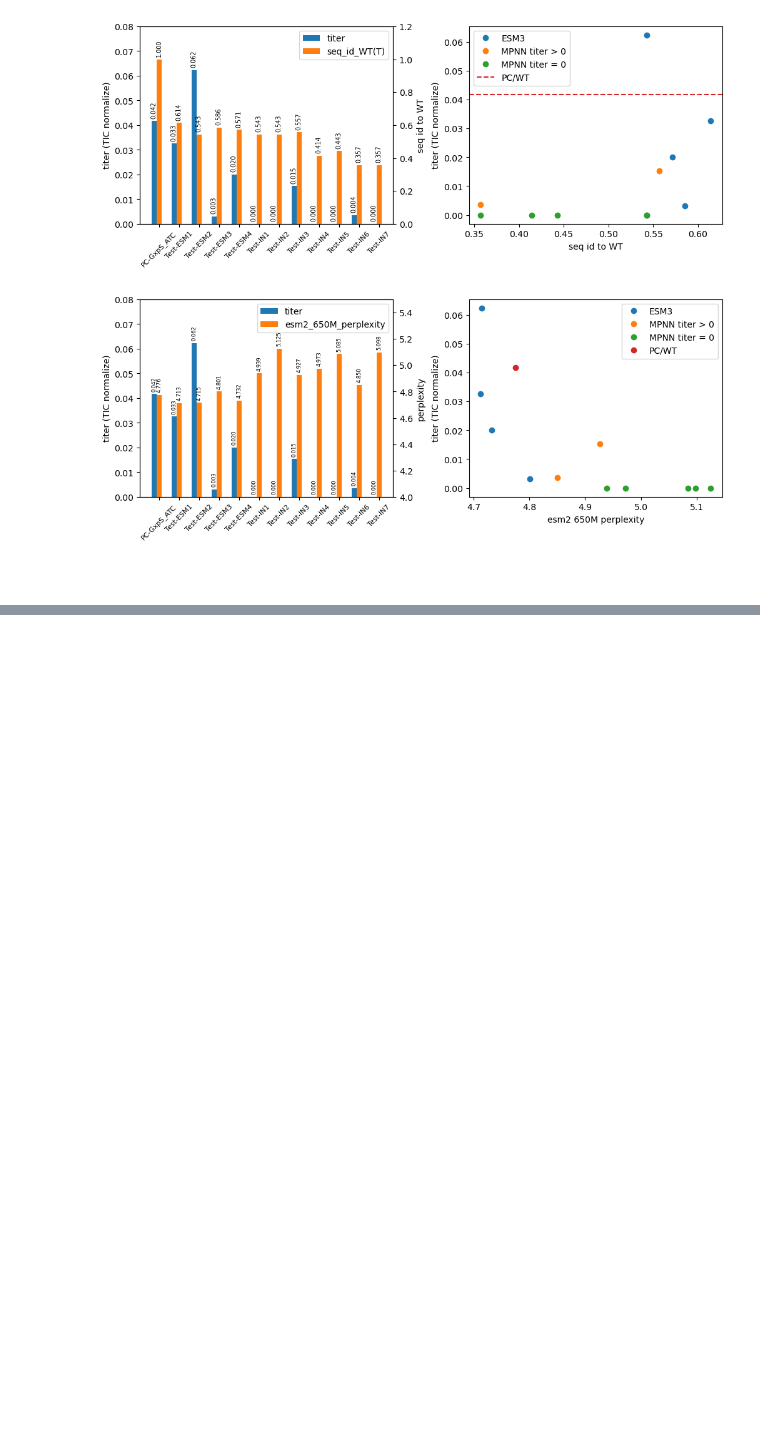
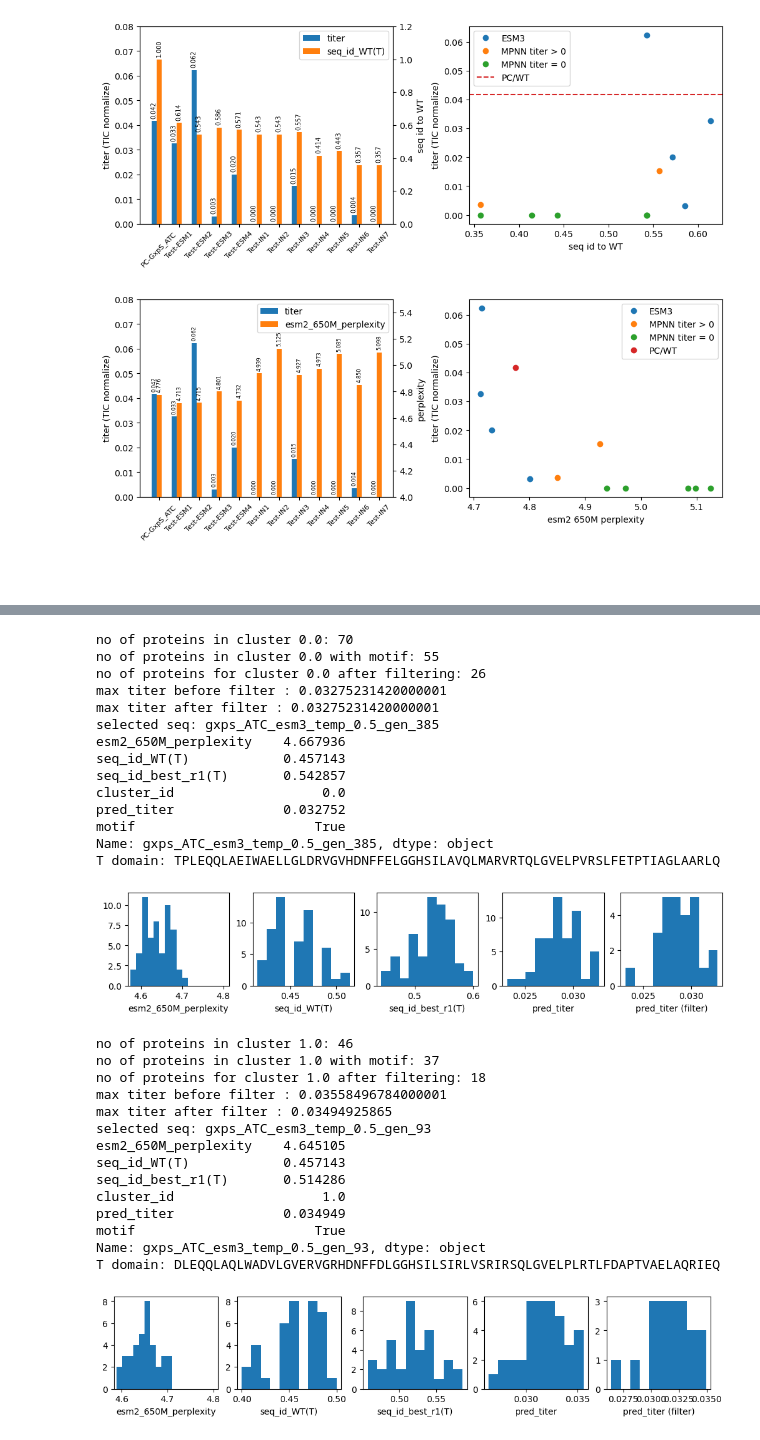
Before and after one commit to kevingeo11/DomainPrediction, a Jupyter notebook: src/notebooks/round_2_work.ipynb, the cells around one changed output, grey strips where cells are left out. Cells and saved outputs as stored; diff of their text form; code cells hidden in the pictures; blank space fills up the shorter version.

```diff
--- a/src/notebooks/round_2_work.ipynb
+++ b/src/notebooks/round_2_work.ipynb
@@ -221,0 +403,15 @@ plt.show()
+# %%
+import re
+def search_and_filter_motif(records, pattern: str = 'FF.{2}GGHS'):
+    '''
+        Extend to list of sequences or dict?
+        Extend to save list to fasta or return selected sequences
+    '''
+    matches = []
+    for rec in records:
+        if re.search(pattern, str(rec.seq)):
+            matches.append(rec.id)
+
+    # print(f'{len(matches)*100/len(records)}% records contain motif')
+
+    return matches
@@ -221,0 +442,65 @@ plt.show()
+# %%
+esm3_selected = []
+for c_idx in sorted(esm3_meta['cluster_id'].unique()):
+    mask = esm3_meta['cluster_id'] == c_idx
+    print(f'no of proteins in cluster {c_idx}: {mask.sum()}')
+    mask = mask & (esm3_meta['motif'])
+    print(f'no of proteins in cluster {c_idx} with motif: {mask.sum()}')
+
+    fig, ax = plt.subplots(1, 5, figsize=(10,2), layout='constrained')
+    for _i, col in enumerate(['esm2_650M_perplexity', 'seq_id_WT(T)', 'seq_id_best_r1(T)', 'pred_titer']):
+        ax[_i].hist(esm3_meta.loc[mask, col])
+        ax[_i].set_xlabel(col)
+        if col == 'esm2_650M_perplexity':
+            ax[_i].set_xlim(right=esm3_meta.loc[mask, col].max()+0.1)
+
+    perplexity_cutoff = 4.8
+    _mask = mask & ((esm3_meta['seq_id_WT(T)'] > 0.45) & (esm3_meta['seq_id_best_r1(T)'] > 0.5))
+    _mask = _mask & (esm3_meta['esm2_650M_perplexity'] < perplexity_cutoff)
+    print(f'no of proteins for cluster {c_idx} after filtering: {_mask.sum()}')
+
+    ax[4].hist(esm3_meta.loc[_mask, 'pred_titer'])
+    ax[4].set_xlabel('pred_titer (filter)')
+
+    print(f"max titer before filter : {esm3_meta.loc[mask, 'pred_titer'].max()}")
+    print(f"max titer after filter : {esm3_meta.loc[_mask, 'pred_titer'].max()}")
+
+    select = esm3_meta.loc[_mask, 'pred_titer'].idxmax()
+    print(f'selected seq: {select}')
+    print(esm3_meta.loc[select])
+    print(f'T domain: {esm3_proteins[select].get_residues(T_gxps_atc)}')
+
+    esm3_selected.append(select)
+
+    plt.show()
+# %% [output]
+no of proteins in cluster 0.0: 70
+no of proteins in cluster 0.0 with motif: 55
+no of proteins for cluster 0.0 after filtering: 26
+max titer before filter : 0.03275231420000001
+max titer after filter : 0.03275231420000001
+selected seq: gxps_ATC_esm3_temp_0.5_gen_385
+esm2_650M_perplexity    4.667936
+seq_id_WT(T)            0.457143
+seq_id_best_r1(T)       0.542857
+cluster_id                   0.0
+pred_titer              0.032752
+motif                       True
+Name: gxps_ATC_esm3_temp_0.5_gen_385, dtype: object
+T domain: TPLEQQLAEIWAELLGLDRVGVHDNFFELGGHSILAVQLMARVRTQLGVELPVRSLFETPTIAGLAARLQ
+[figure, added]
+no of proteins in cluster 1.0: 46
+no of proteins in cluster 1.0 with motif: 37
+no of proteins for cluster 1.0 after filtering: 18
+max titer before filter : 0.03558496784000001
+max titer after filter : 0.03494925865
+selected seq: gxps_ATC_esm3_temp_0.5_gen_93
+esm2_650M_perplexity    4.645105
+seq_id_WT(T)            0.457143
+seq_id_best_r1(T)       0.514286
+cluster_id                   1.0
+pred_titer              0.034949
+motif                       True
+Name: gxps_ATC_esm3_temp_0.5_gen_93, dtype: object
+T domain: DLEQQLAQLWADVLGVERVGRHDNFFDLGGHSILSIRLVSRIRSQLGVELPLRTLFDAPTVAELAQRIEQ
+[figure, added]
```
Also changed, not shown: parts of 63 cells of this notebook, 10 other files.
